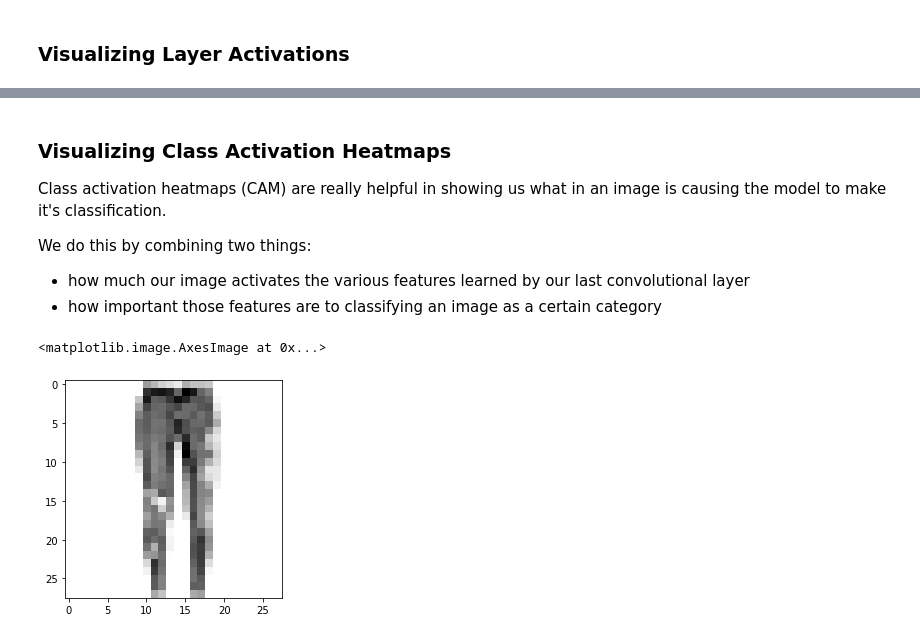
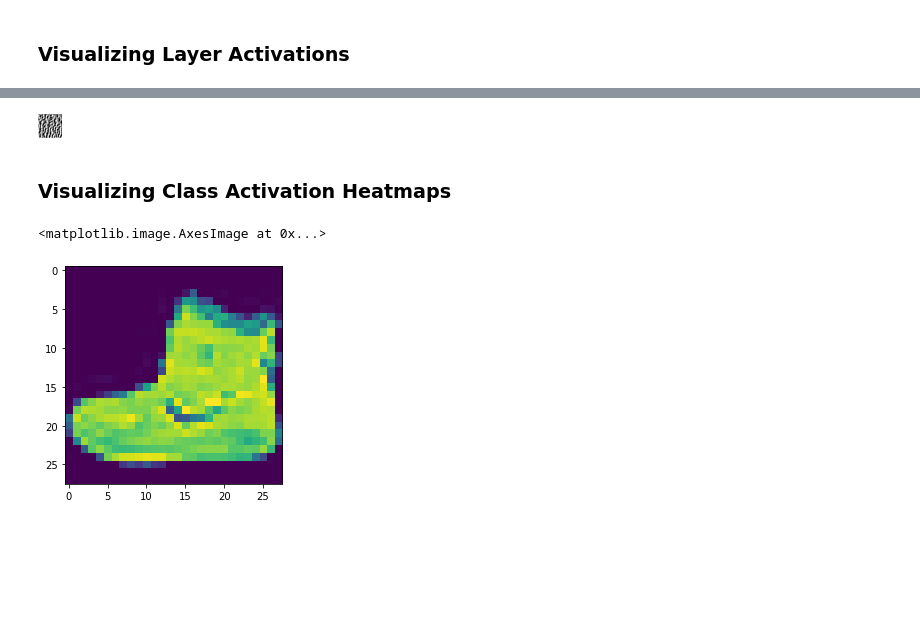
Before and after one commit to chelseaparlett/CPSC393ParlettPelleriti, a Jupyter notebook: Classwork/11_ConvolutionalNNII.ipynb, the cells around one changed output, grey strips where cells are left out. Cells and saved outputs as stored; diff of their text form; code cells hidden in the pictures; blank space fills up the shorter version.

```diff
--- a/Classwork/11_ConvolutionalNNII.ipynb
+++ b/Classwork/11_ConvolutionalNNII.ipynb
@@ -92,5 +93,5 @@ _________________________________________________________________
 # %%
 model.compile(loss="categorical_crossentropy", optimizer="adam", metrics=["accuracy"])
 
-model.fit(x_train, y_train, epochs=1, validation_data = (x_test, y_test))
+model.fit(x_train, y_train, epochs=5, validation_data = (x_test, y_test))
 # %% [output]
@@ -143,5 +153,5 @@ ________________________________________________________________________________
 # %%
 model.compile(loss="categorical_crossentropy", optimizer="adam", metrics=["accuracy"])
 
-model.fit(x_train, y_train, epochs=1, validation_data = (x_test, y_test))
+model.fit(x_train, y_train, epochs=5, validation_data = (x_test, y_test))
 # %% [output]
@@ -195,13 +214,13 @@ model.fit(x_train, y_train, epochs=1, validation_data = (x_test, y_test))
 # %% [markdown]
 ### Visualizing Layer Activations
 # %%
-# model = kb.Sequential([
-#     kb.layers.InputLayer(input_shape =(28,28,1)),
-#     kb.layers.Conv2D(32, (3, 3), activation='relu', padding = "same"),
-#     kb.layers.Conv2D(64, (3, 3), activation='relu', padding = "same"),
-#     kb.layers.MaxPooling2D((2, 2)),
-#     kb.layers.Flatten(),
-#     kb.layers.Dense(10, activation='softmax'),
-# ])
+model = kb.Sequential([
+    kb.layers.InputLayer(input_shape =(28,28,1)),
+    kb.layers.Conv2D(32, (3, 3), activation='relu', padding = "same", name = "c1"),
+    kb.layers.Conv2D(64, (3, 3), activation='relu', padding = "same", name = "c2"),
+    kb.layers.MaxPooling2D((2, 2)),
+    kb.layers.Flatten(),
+    kb.layers.Dense(10, activation='softmax'),
+])
 
-# model.summary()
+model.summary()
@@ -208,7 +248,4 @@ model.fit(x_train, y_train, epochs=1, validation_data = (x_test, y_test))
 # %%
-# model.compile(loss="categorical_crossentropy", optimizer="adam", metrics=["accuracy"])
+model.compile(loss="categorical_crossentropy", optimizer="adam", metrics=["accuracy"])
 
-# model.fit(x_train, y_train, epochs=25, validation_data = (x_test, y_test))
-# model.save("11_smallConvNet")
-
-model = kb.models.load_model("11_smallConvNet")
+model.fit(x_train, y_train, epochs=10, validation_data = (x_test, y_test))
@@ -369,9 +399,10 @@ plt.imshow(img.reshape((24,24)), cmap = "Greys")
-# %% [markdown]
-### Visualizing Class Activation Heatmaps
-
-Class activation heatmaps (CAM) are really helpful in showing us what in an image is causing the model to make it's classification.
-
-We do this by combining two things:
-
-- how much our image activates the various features learned by our last convolutional layer
-- how important those features are to classifying an image as a certain category
+# %%
+from IPython.display import Image, display
+
+loss, img = visualize_filter(7)
+kb.preprocessing.image.save_img("0.png", img)
+display(Image("0.png"))
+# %% [output]
+[figure, added]
+# %% [markdown]
+### Visualizing Class Activation Heatmaps
@@ -378,14 +418,19 @@ We do this by combining two things:
 # %%
+# model_builder = keras.applications.xception.Xception
+# img_size = (299, 299)
+# preprocess_input = keras.applications.xception.preprocess_input
+# decode_predictions = keras.applications.xception.decode_predictions
+
 img_size = (28, 28)
-last_conv_layer_name = "conv2d_5"
+last_conv_layer_name = "max_pooling2d_3"
 
-img = np.expand_dims(x_train[78], 0)
+img = np.expand_dims(x_train[0], 0)
 img.shape
 
-plt.imshow(img.reshape((28,28)), cmap = "Greys")
+plt.imshow(img.reshape((28,28)))
 # %% [output]
 <matplotlib.image.AxesImage at 0x...>
-[figure, old version]
+[figure, new version]
 # %%
 
 def get_img_array(img, size):
```
Also changed, not shown: parts of 27 cells of this notebook, 1 other file.
